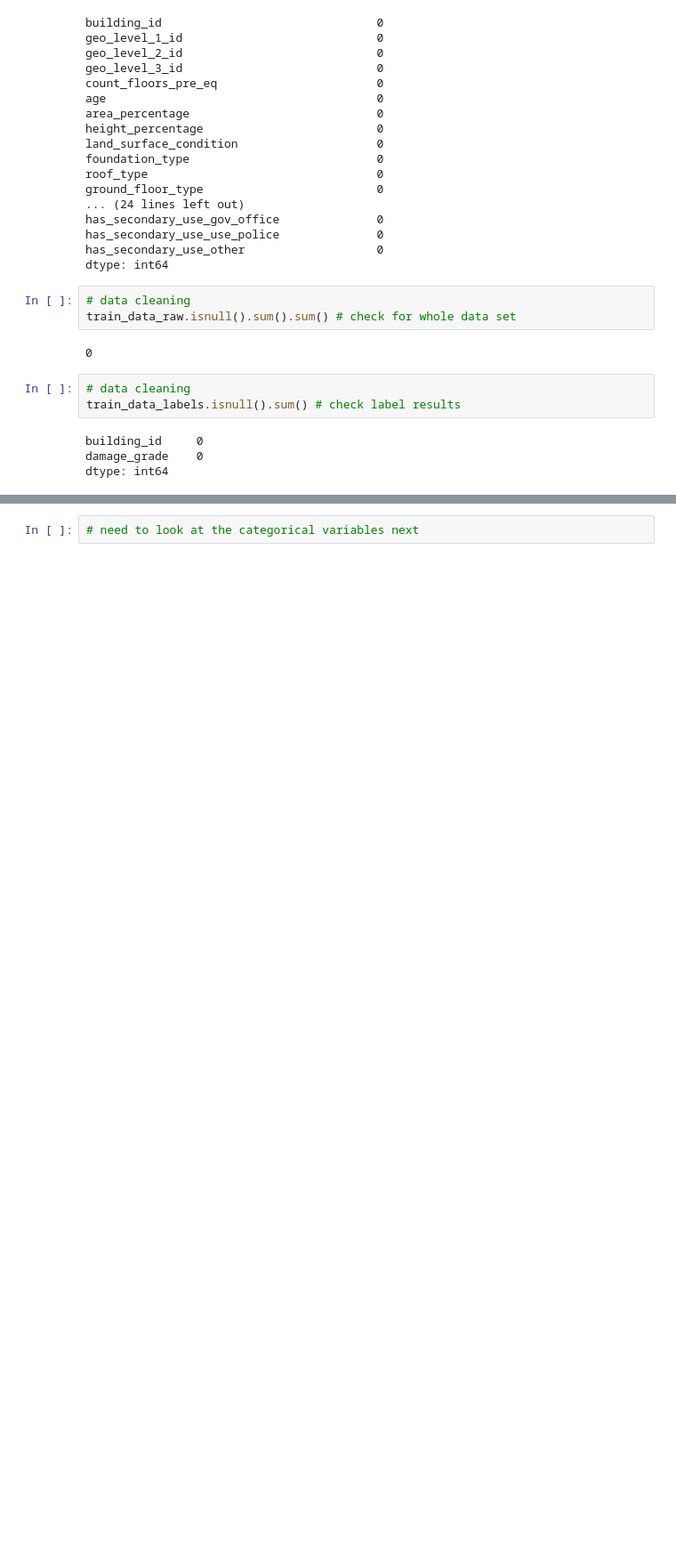
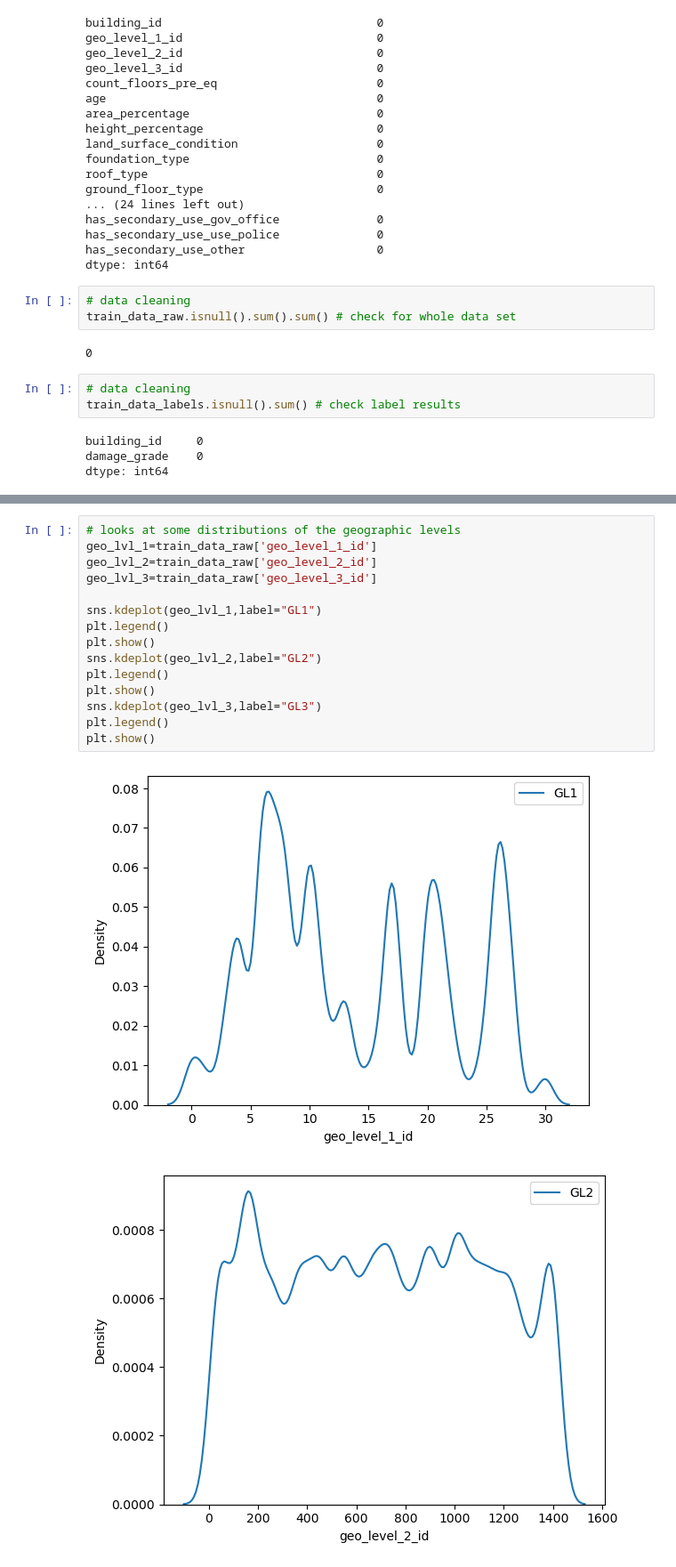
Before and after one commit to Luke45668/Richter_Predictor_Modeling_Earthquake_Damage, a Jupyter notebook: notebooks/Exploratory_data_analysis.ipynb, the cells around one changed output, grey strips where cells are left out. Shown at 89% size. Saved outputs shown, nothing was run; the diff lists cells and outputs as text; blank space fills up the shorter version.

```diff
--- a/notebooks/Exploratory_data_analysis.ipynb
+++ b/notebooks/Exploratory_data_analysis.ipynb
@@ -83,2 +99,18 @@ Text(0, 0.5, 'Secondary use')
-# %%
-# need to look at the categorical variables next
+# %%
+# looks at some distributions of the geographic levels
+geo_lvl_1=train_data_raw['geo_level_1_id']
+geo_lvl_2=train_data_raw['geo_level_2_id']
+geo_lvl_3=train_data_raw['geo_level_3_id']
+
+sns.kdeplot(geo_lvl_1,label="GL1")
+plt.legend()
+plt.show()
+sns.kdeplot(geo_lvl_2,label="GL2")
+plt.legend()
+plt.show()
+sns.kdeplot(geo_lvl_3,label="GL3")
+plt.legend()
+plt.show()
+# %% [output]
+[figure, added]
+[figure, added]
```
Also changed, not shown: parts of 5 cells of this notebook.
